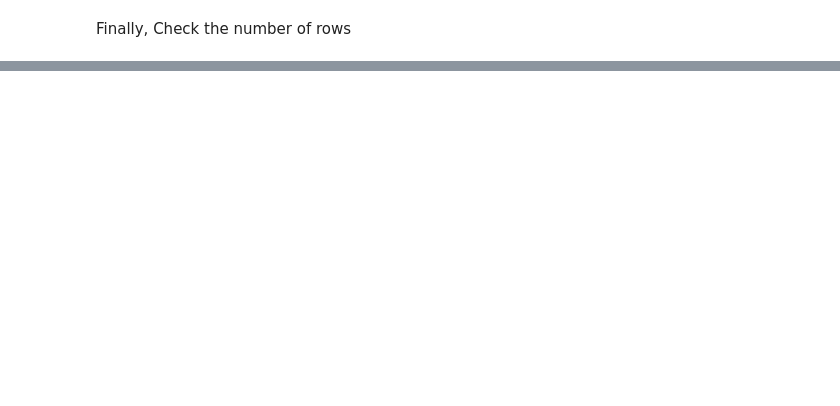
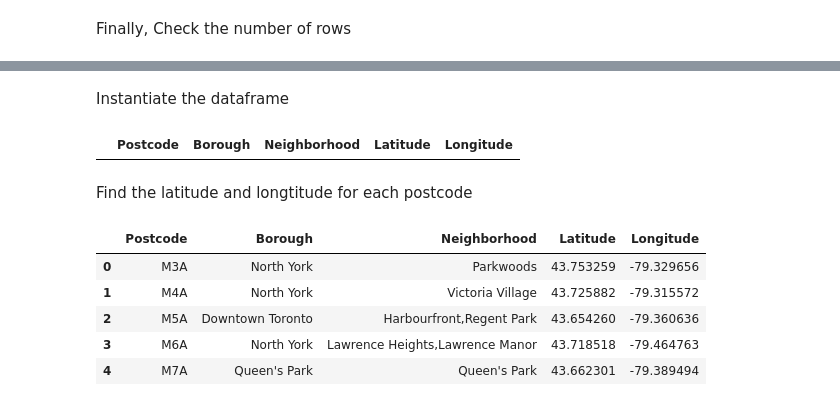
Before and after one commit to SeisSparrow/Coursera_Capstone, a Jupyter notebook: Week3_Final_script2.ipynb, the cells around one changed output, grey strips where cells are left out. Saved outputs shown, nothing was run; the diff lists cells and outputs as text; code cells hidden in the pictures; blank space fills up the shorter version.

```diff
--- a/Week3_Final_script2.ipynb
+++ b/Week3_Final_script2.ipynb
@@ -135,0 +219,4 @@ print('There are {} rows'.format(neighborhoods.shape[0]))
+# %%
+!wget -q -O 'Geospatial_data.csv' https://cocl.us/Geospatial_data
+latlog = pd.read_csv('Geospatial_data.csv')
+latlog.head()
@@ -135,0 +241,33 @@ print('There are {} rows'.format(neighborhoods.shape[0]))
+# %% [markdown]
+Instantiate the dataframe
+# %%
+column_names = ['Postcode','Borough', 'Neighborhood', 'Latitude', 'Longitude']
+
+df2 = pd.DataFrame(columns=column_names)
+df2
+# %% [output]
+|  | Postcode | Borough | Neighborhood | Latitude | Longitude |
+# %% [markdown]
+Find the latitude and longtitude for each postcode
+# %%
+for index, row in neighborhoods.iterrows():
+    postcode = row['Postcode']
+    borough = row['Borough']
+    neighborhood = row['Neighborhood']
+
+    latitude = latlog[latlog['Postal Code'] == postcode]['Latitude']
+    longitude = latlog[latlog['Postal Code'] == postcode]['Longitude']
+
+    df2 = df2.append({'Postcode': postcode,
+                      'Borough': borough,
+                      'Neighborhood': neighborhood,
+                      'Latitude': latitude.values[0],
+                      'Longitude': longitude.values[0]}, ignore_index=True)
+df2.head()
+# %% [output]
+|  | Postcode | Borough | Neighborhood | Latitude | Longitude |
+| 0 | M3A | North York | Parkwoods | 43.753259 | -79.329656 |
+| 1 | M4A | North York | Victoria Village | 43.725882 | -79.315572 |
+| 2 | M5A | Downtown Toronto | Harbourfront,Regent Park | 43.654260 | -79.360636 |
+| 3 | M6A | North York | Lawrence Heights,Lawrence Manor | 43.718518 | -79.464763 |
+| 4 | M7A | Queen's Park | Queen's Park | 43.662301 | -79.389494 |
```
Also changed, not shown: parts of 11 cells of this notebook, 1 other file.
